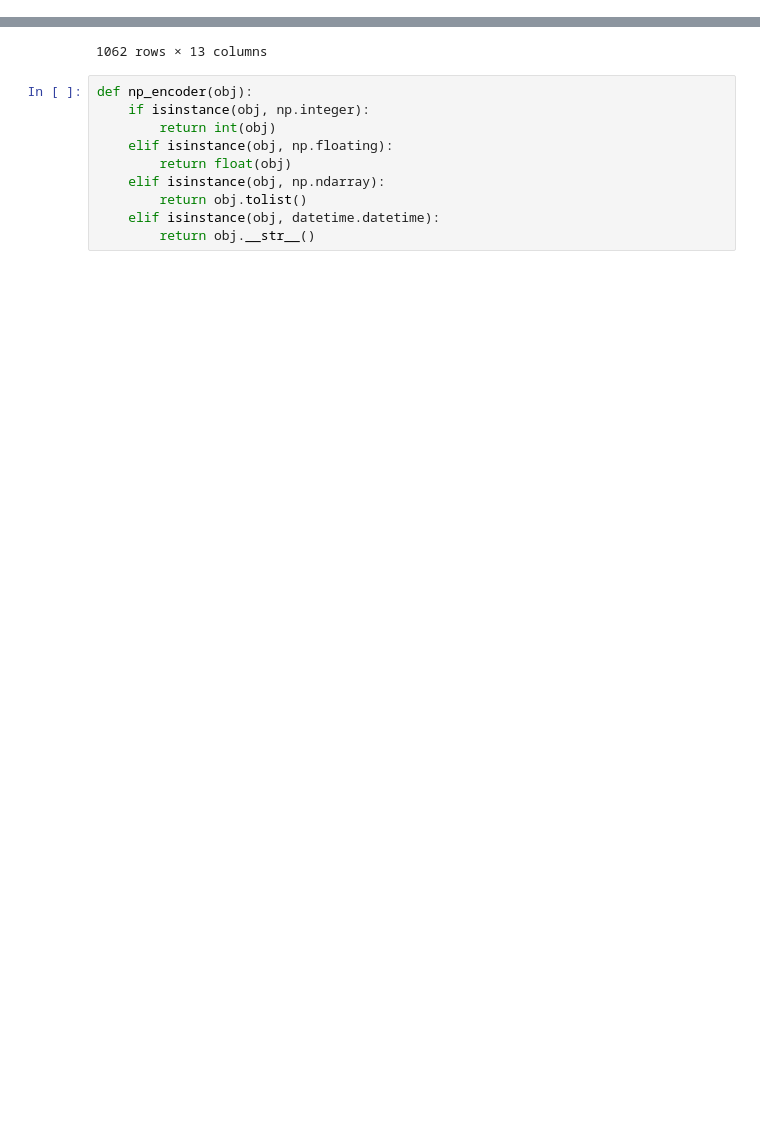
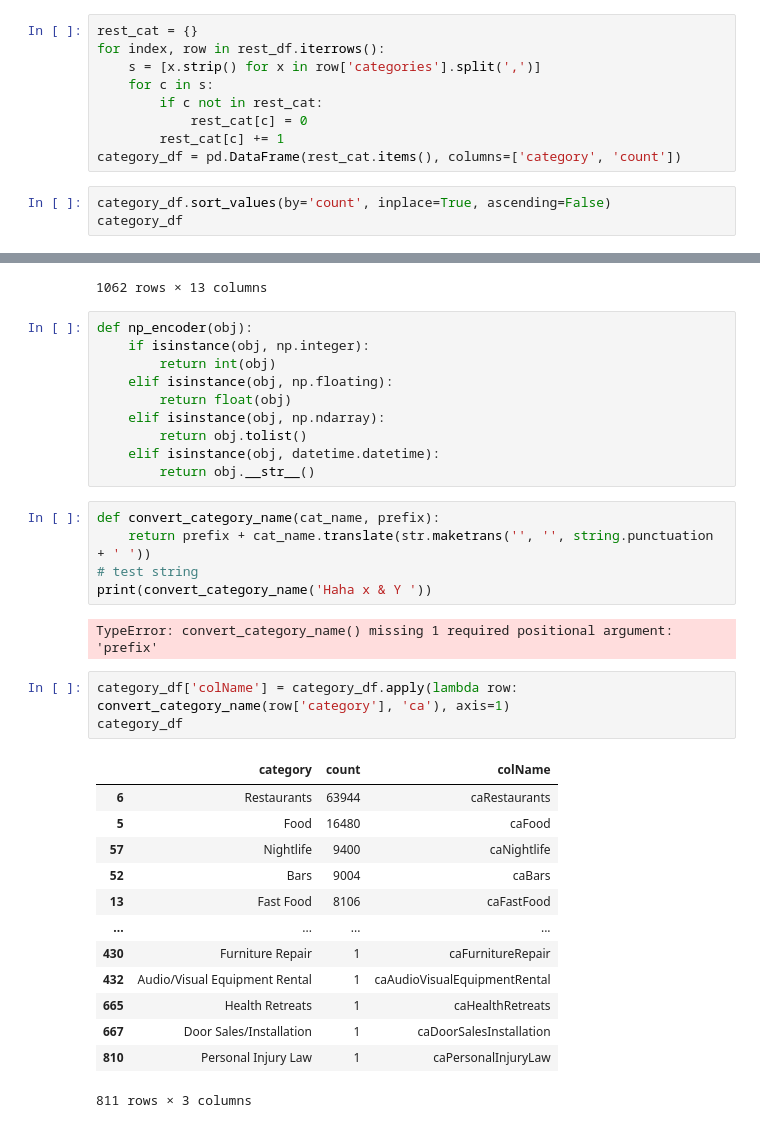
Before and after one commit to zipengliu/CorGIE, a Jupyter notebook: data/yelp/generate-graph.ipynb, the cells around one changed output, grey strips where cells are left out. Cells and saved outputs as stored; diff of their text form; blank space fills up the shorter version.

```diff
--- a/data/yelp/generate-graph.ipynb
+++ b/data/yelp/generate-graph.ipynb
@@ -21,0 +40,12 @@ rest_df.set_index('business_id', inplace=True)
+# %%
+rest_cat = {}
+for index, row in rest_df.iterrows():
+    s = [x.strip() for x in row['categories'].split(',')]
+    for c in s:
+        if c not in rest_cat:
+            rest_cat[c] = 0
+        rest_cat[c] += 1
+category_df = pd.DataFrame(rest_cat.items(), columns=['category', 'count'])
+# %%
+category_df.sort_values(by='count', inplace=True, ascending=False)
+category_df
@@ -58,6 +105,30 @@ def np_encoder(obj):
         return obj.tolist()
     elif isinstance(obj, datetime.datetime):
         return obj.__str__()
+# %%
+def convert_category_name(cat_name, prefix):
+    return prefix + cat_name.translate(str.maketrans('', '', string.punctuation + ' '))
+# test string
+print(convert_category_name('Haha x & Y '))
+# %% [output]
+TypeError: convert_category_name() missing 1 required positional argument: 'prefix'
+# %%
+category_df['colName'] = category_df.apply(lambda row: convert_category_name(row['category'], 'ca'), axis=1)
+category_df
+# %% [output]
+|  | category | count | colName |
+| 6 | Restaurants | 63944 | caRestaurants |
+| 5 | Food | 16480 | caFood |
+| 57 | Nightlife | 9400 | caNightlife |
+| 52 | Bars | 9004 | caBars |
+| 13 | Fast Food | 8106 | caFastFood |
+| ... | ... | ... | ... |
+| 430 | Furniture Repair | 1 | caFurnitureRepair |
+| 432 | Audio/Visual Equipment Rental | 1 | caAudioVisualEquipmentRental |
+| 665 | Health Retreats | 1 | caHealthRetreats |
+| 667 | Door Sales/Installation | 1 | caDoorSalesInstallation |
+| 810 | Personal Injury Law | 1 | caPersonalInjuryLaw |
+811 rows × 3 columns
 # %%
 def construct_graph(rest_df, n_rest, user_sample_size, output_dir):
     node_mapping = {}
```
Also changed, not shown: parts of 9 cells of this notebook, 39 other files.
